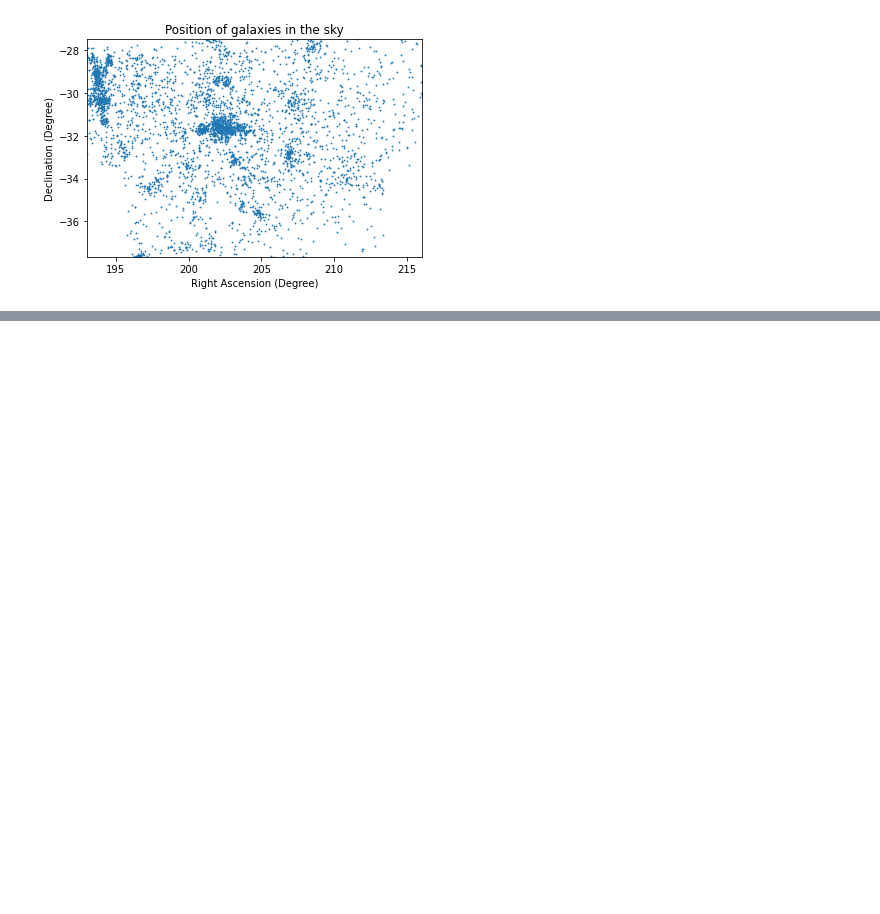
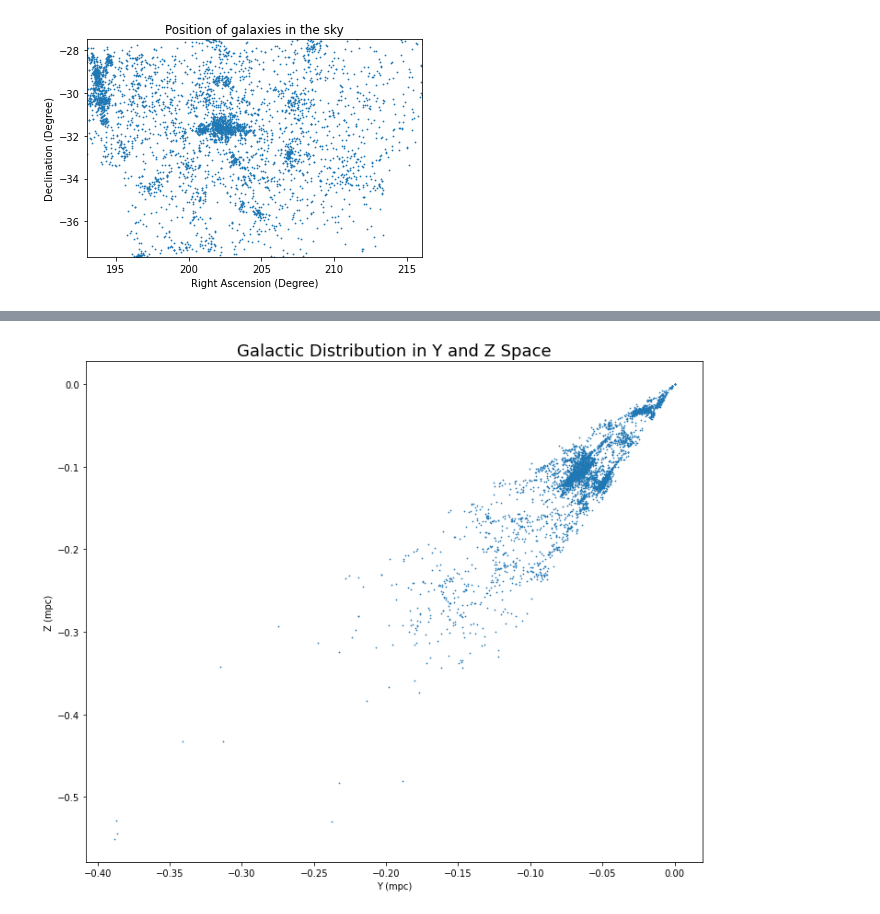
Before and after one commit to ronitshetty16/Shapley-Clusters, a Jupyter notebook: Shapley_Clusters.ipynb, the cells around one changed output, grey strips where cells are left out. Cells and saved outputs as stored; diff of their text form; code cells hidden in the pictures; blank space fills up the shorter version.

```diff
--- a/Shapley_Clusters.ipynb
+++ b/Shapley_Clusters.ipynb
@@ -35,0 +150,10 @@ plt.show()
+# %%
+fig = plt.figure(figsize=(12,10))
+ax = fig.add_subplot(111)
+ax.scatter(galaxy['y_coord'],galaxy['z_coord'], s = 0.5)
+ax.set_xlabel('Y (mpc)')
+ax.set_ylabel('Z (mpc)')
+ax.set_title('Galactic Distribution in Y and Z Space',fontsize=18)
+plt.show()
+# %% [output]
+[figure, added]
```
Also changed, not shown: parts of 13 cells of this notebook.
